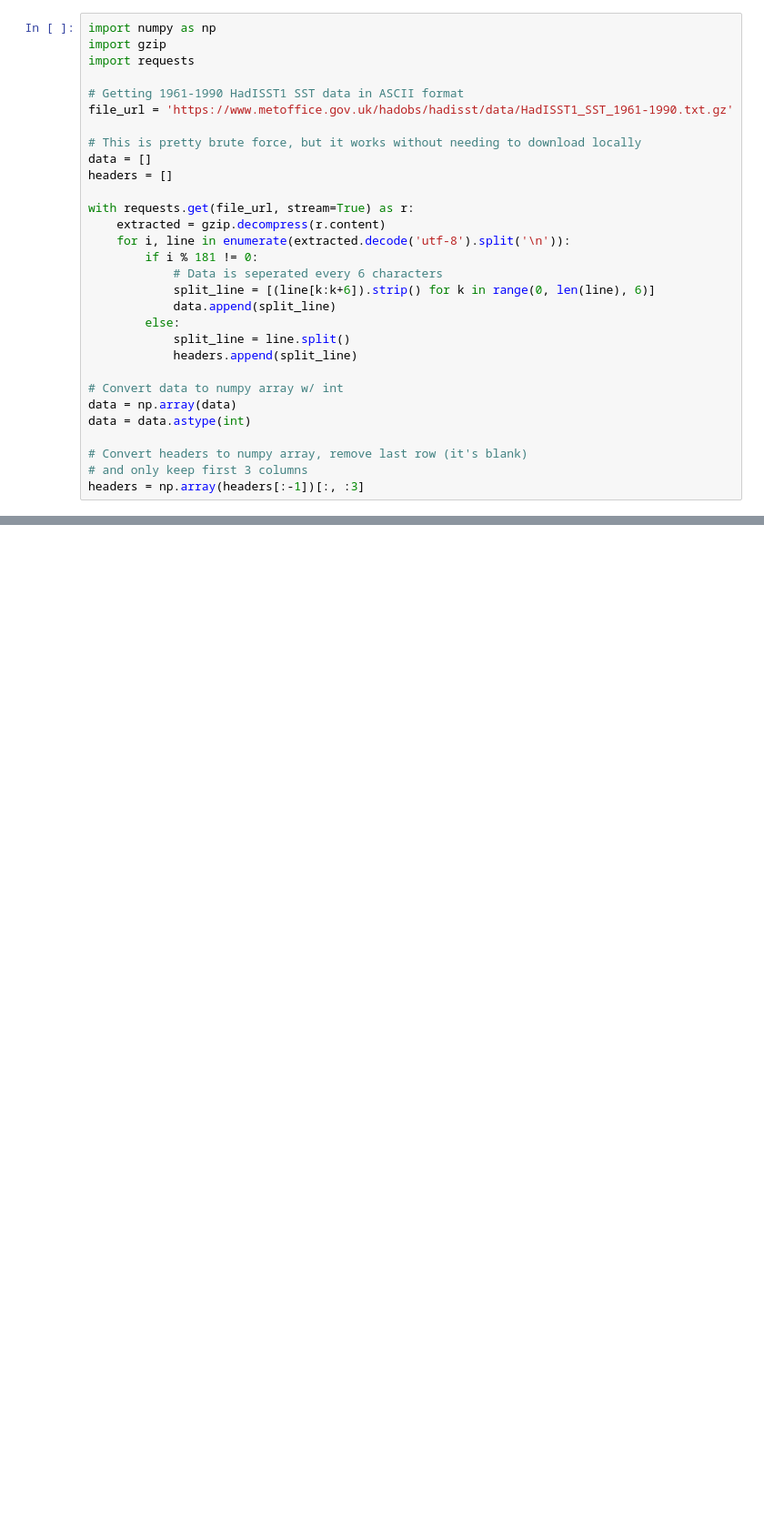
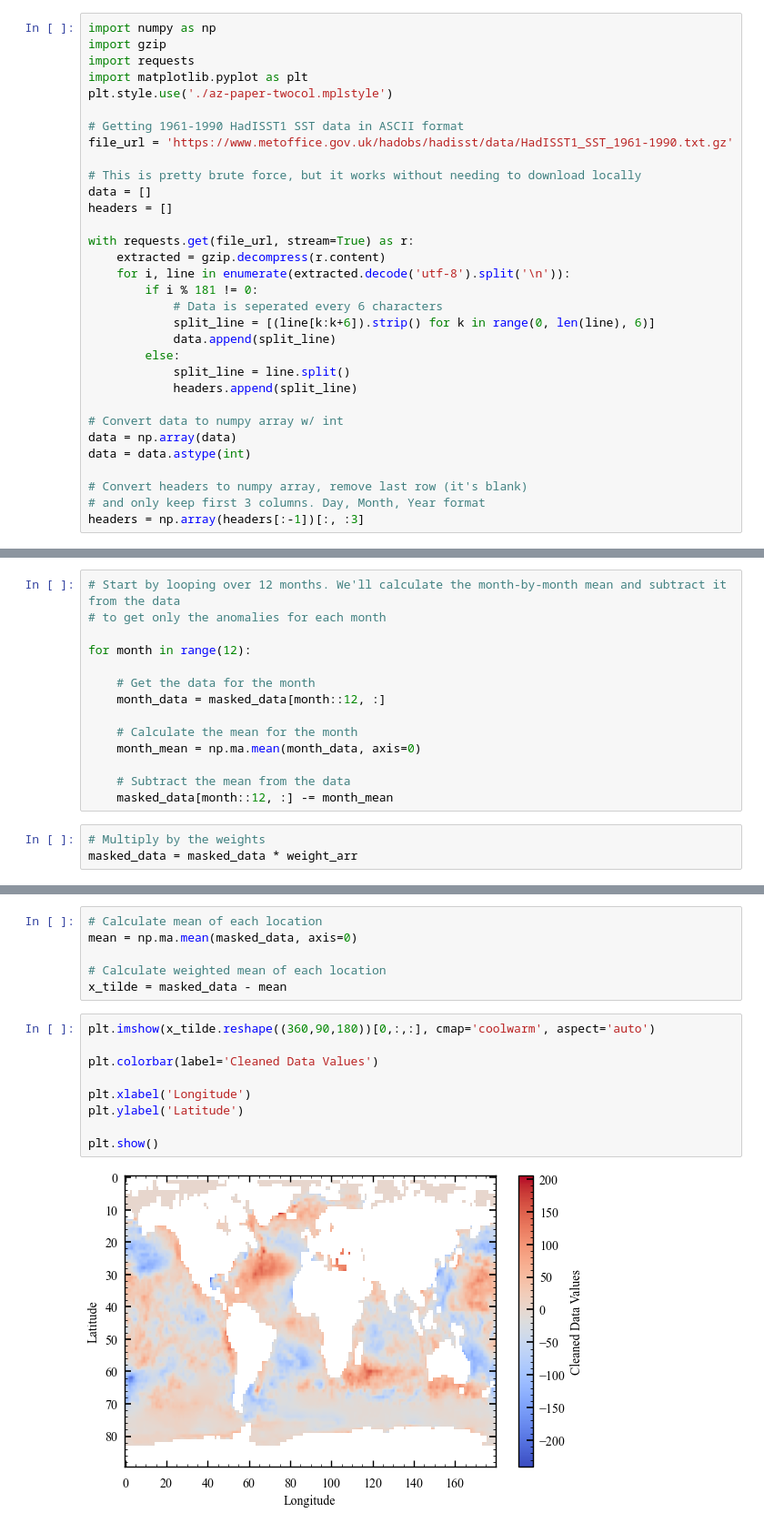
Before and after one commit to Shockblack/EAS6995, a Jupyter notebook: Lab1_SST.ipynb, the cells around one changed output, grey strips where cells are left out. Shown: that part at 91% size. Cells and saved outputs as stored; diff of their text form; blank space fills up the shorter version.

```diff
--- a/Lab1_SST.ipynb
+++ b/Lab1_SST.ipynb
@@ -2,6 +2,8 @@
 import numpy as np
 import gzip
 import requests
+import matplotlib.pyplot as plt
+plt.style.use('./az-paper-twocol.mplstyle')
 
 # Getting 1961-1990 HadISST1 SST data in ASCII format
 file_url = 'https://www.metoffice.gov.uk/hadobs/hadisst/data/HadISST1_SST_1961-1990.txt.gz'
@@ -26,5 +28,5 @@ data = np.array(data)
 data = data.astype(int)
 
 # Convert headers to numpy array, remove last row (it's blank)
-# and only keep first 3 columns
+# and only keep first 3 columns. Day, Month, Year format
 headers = np.array(headers[:-1])[:, :3]
@@ -40,0 +69,17 @@ data = data.reshape((360, 180, 360))
+# %%
+# Start by looping over 12 months. We'll calculate the month-by-month mean and subtract it from the data
+# to get only the anomalies for each month
+
+for month in range(12):
+
+    # Get the data for the month
+    month_data = masked_data[month::12, :]
+
+    # Calculate the mean for the month
+    month_mean = np.ma.mean(month_data, axis=0)
+
+    # Subtract the mean from the data
+    masked_data[month::12, :] -= month_mean
+# %%
+# Multiply by the weights
+masked_data = masked_data * weight_arr
@@ -40,0 +88,17 @@ data = data.reshape((360, 180, 360))
+# %%
+# Calculate mean of each location
+mean = np.ma.mean(masked_data, axis=0)
+
+# Calculate weighted mean of each location
+x_tilde = masked_data - mean
+# %%
+plt.imshow(x_tilde.reshape((360,90,180))[0,:,:], cmap='coolwarm', aspect='auto')
+
+plt.colorbar(label='Cleaned Data Values')
+
+plt.xlabel('Longitude')
+plt.ylabel('Latitude')
+
+plt.show()
+# %% [output]
+[figure, added]
```
Also changed, not shown: parts of 12 cells of this notebook, 1 other file.
